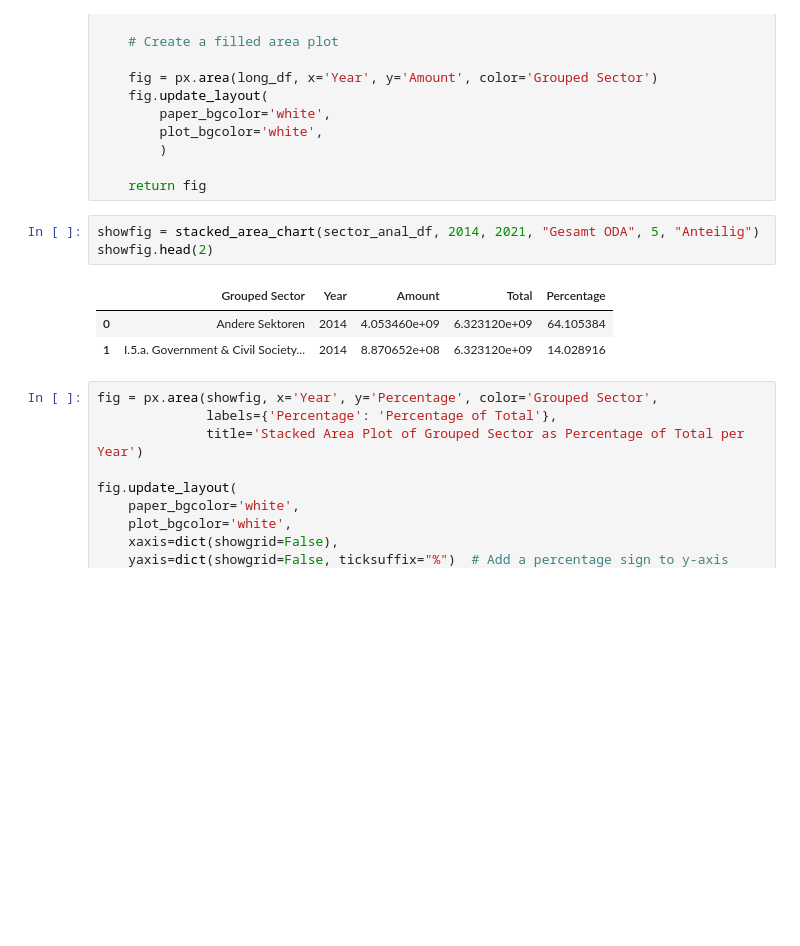
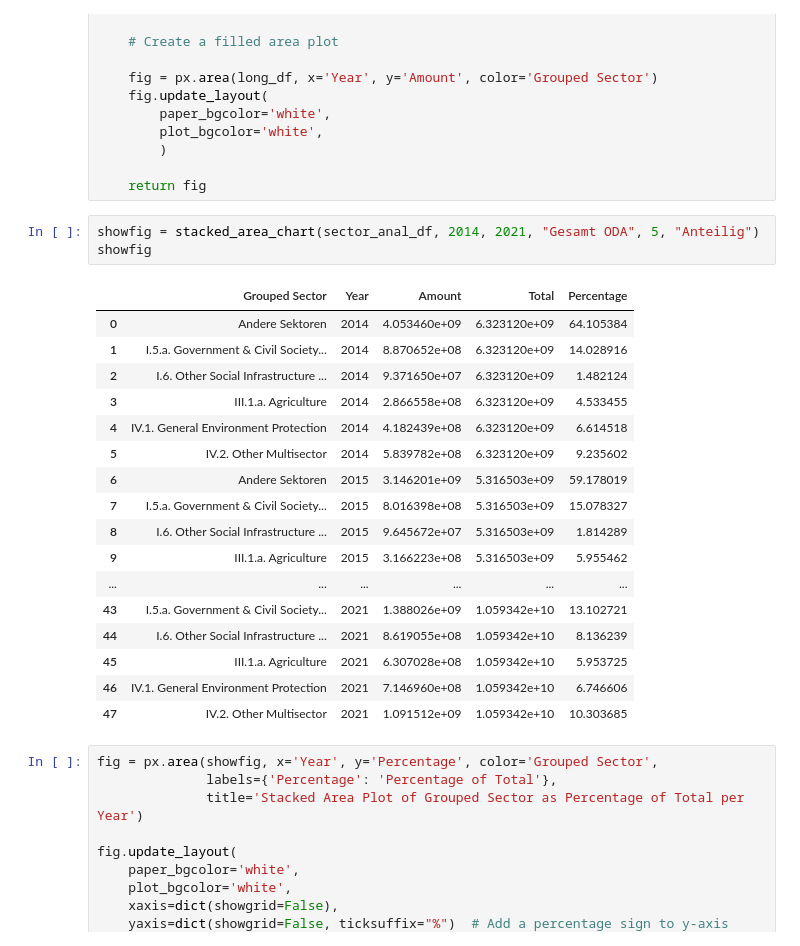
Before and after one commit to Samuel-Drewes/KlimaPortfolios, a Jupyter notebook: notebooks/clean.ipynb, the cells around one changed output. Drawn from its saved outputs; the diff is of its cells as text; blank space fills up the shorter version.

```diff
--- a/notebooks/clean.ipynb
+++ b/notebooks/clean.ipynb
@@ -911,11 +911,25 @@ def stacked_area_chart(full_sector_df, year_start, year_end, category, top_n_sec
     return fig
 # %%
 showfig = stacked_area_chart(sector_anal_df, 2014, 2021, "Gesamt ODA", 5, "Anteilig")
-showfig.head(2)
+showfig
 # %% [output]
 |  | Grouped Sector | Year | Amount | Total | Percentage |
 | 0 | Andere Sektoren | 2014 | 4.053460e+09 | 6.323120e+09 | 64.105384 |
 | 1 | I.5.a. Government & Civil Society... | 2014 | 8.870652e+08 | 6.323120e+09 | 14.028916 |
+| 2 | I.6. Other Social Infrastructure ... | 2014 | 9.371650e+07 | 6.323120e+09 | 1.482124 |
+| 3 | III.1.a. Agriculture | 2014 | 2.866558e+08 | 6.323120e+09 | 4.533455 |
+| 4 | IV.1. General Environment Protection | 2014 | 4.182439e+08 | 6.323120e+09 | 6.614518 |
+| 5 | IV.2. Other Multisector | 2014 | 5.839782e+08 | 6.323120e+09 | 9.235602 |
+| 6 | Andere Sektoren | 2015 | 3.146201e+09 | 5.316503e+09 | 59.178019 |
+| 7 | I.5.a. Government & Civil Society... | 2015 | 8.016398e+08 | 5.316503e+09 | 15.078327 |
+| 8 | I.6. Other Social Infrastructure ... | 2015 | 9.645672e+07 | 5.316503e+09 | 1.814289 |
+| 9 | III.1.a. Agriculture | 2015 | 3.166223e+08 | 5.316503e+09 | 5.955462 |
+| ... | ... | ... | ... | ... | ... |
+| 43 | I.5.a. Government & Civil Society... | 2021 | 1.388026e+09 | 1.059342e+10 | 13.102721 |
+| 44 | I.6. Other Social Infrastructure ... | 2021 | 8.619055e+08 | 1.059342e+10 | 8.136239 |
+| 45 | III.1.a. Agriculture | 2021 | 6.307028e+08 | 1.059342e+10 | 5.953725 |
+| 46 | IV.1. General Environment Protection | 2021 | 7.146960e+08 | 1.059342e+10 | 6.746606 |
+| 47 | IV.2. Other Multisector | 2021 | 1.091512e+09 | 1.059342e+10 | 10.303685 |
 # %%
 fig = px.area(showfig, x='Year', y='Percentage', color='Grouped Sector',
               labels={'Percentage': 'Percentage of Total'},
```
Also changed, not shown: 1 other file.
